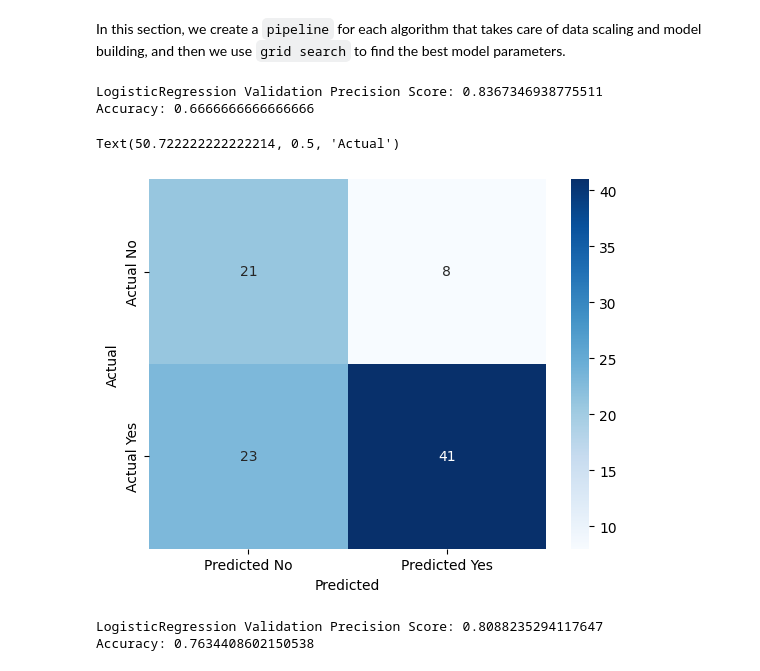
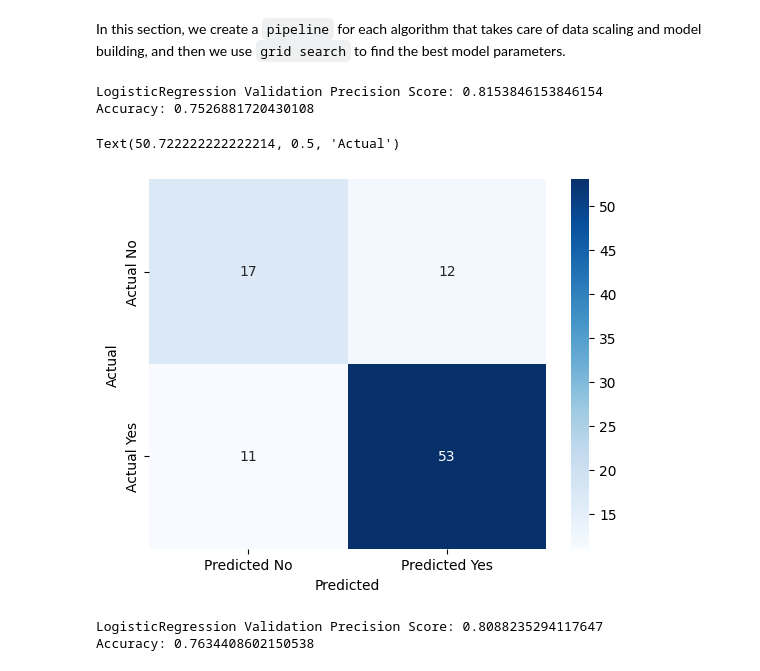
Before and after one commit to AminPerfectDevGeek/FinalProject_Daneshkar, a Jupyter notebook: notebooks/Loan Allocation Eligibility Review Model Project.ipynb, the cells around one changed output. Drawn from its saved outputs; the diff is of its cells as text; code cells hidden in the pictures.

```diff
--- a/notebooks/Loan Allocation Eligibility Review Model Project.ipynb
+++ b/notebooks/Loan Allocation Eligibility Review Model Project.ipynb
@@ -147,38 +147,41 @@ param_grid_lr = {
 grid_lr = GridSearchCV(
     pipe_lr,
     param_grid_lr,
     cv=5,
     scoring='precision',
     n_jobs=-1
 )
 
 grid_lr.fit(X_train, y_train)
 
 best_model_lr = grid_lr.best_estimator_
 
+calibrated_lr = CalibratedClassifierCV(best_model_lr, method='isotonic', cv=5)
+calibrated_lr.fit(X_train, y_train)
+
 y_val_pred_lr = best_model_lr.predict(X_val)
-y_proba_lr = best_model_lr.predict_proba(X_val)[:, 1]
-y_val_pred_lr = (y_proba_lr >= 0.5).astype(int)
+y_proba_lr = calibrated_lr.predict_proba(X_val)[:, 1]
+y_val_pred_lr = (y_proba_lr >= 0.74).astype(int) # best treshold using treshold tuning
 
 print("LogisticRegression Validation Precision Score:", precision_score(y_val, y_val_pred_lr))
 print("Accuracy:", accuracy_score(y_val, y_val_pred_lr))
 
 mat = confusion_matrix(y_val, y_val_pred_lr)
 sns.heatmap(
     mat,
     annot=True,
     fmt='d',
     cmap='Blues',
     xticklabels=['Predicted No', 'Predicted Yes'],
     yticklabels=['Actual No', 'Actual Yes']
 )
 plt.xlabel('Predicted')
 plt.ylabel('Actual')
 # %% [output]
-LogisticRegression Validation Precision Score: 0.8367346938775511
-Accuracy: 0.6666666666666666
+LogisticRegression Validation Precision Score: 0.8153846153846154
+Accuracy: 0.7526881720430108
 Text(50.722222222222214, 0.5, 'Actual')
-[figure, old version]
+[figure, new version]
 # %%
 # KNN with scaler
 pipe_knn = Pipeline([
```
Also changed, not shown: parts of 2 cells of this notebook.
